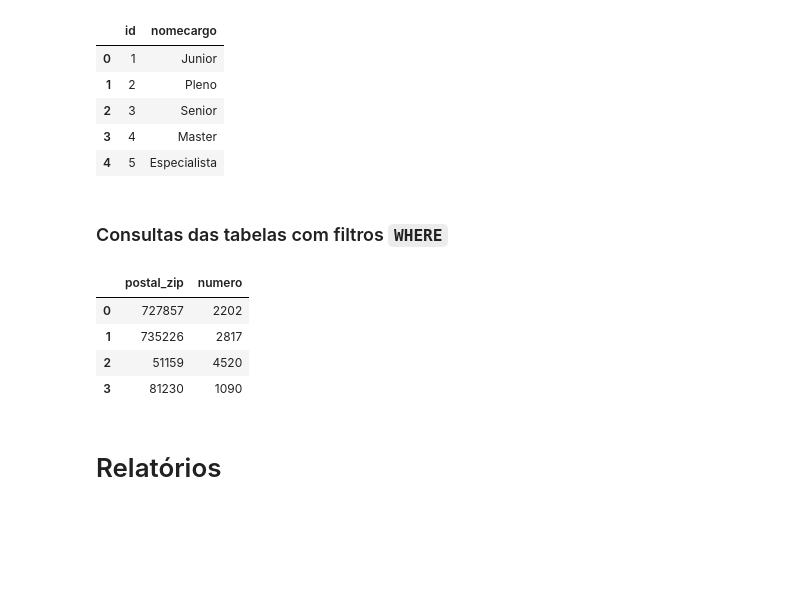
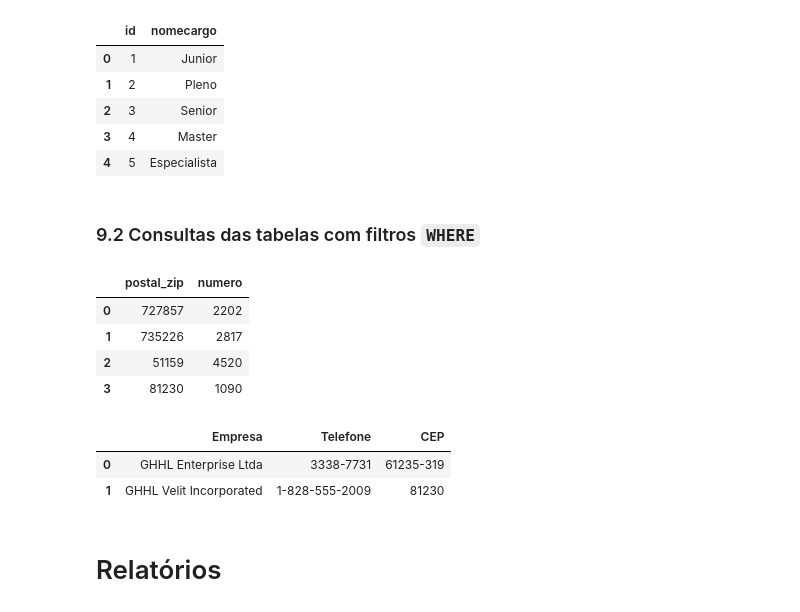
Before and after one commit to MateusLannes/Trabalho_BD1_2022, a Jupyter notebook: Files/Colab/GHHL_Contrat.ipynb, the cells around one changed output. Cells and saved outputs as stored; diff of their text form; code cells hidden in the pictures; blank space fills up the shorter version.

```diff
--- a/Files/Colab/GHHL_Contrat.ipynb
+++ b/Files/Colab/GHHL_Contrat.ipynb
@@ -705,7 +705,7 @@ res
 | 3 | 4 | Master |
 | 4 | 5 | Especialista |
 # %% [markdown]
-### Consultas das tabelas com filtros `WHERE`
+### 9.2 Consultas das tabelas com filtros `WHERE`
 # %%
 res = pd.read_sql_query("""select e.postal_zip,e.numero from endereco as e Where e.fk_pais_id=7""",conn)
 res
@@ -716,6 +716,18 @@ res
 | 1 | 735226 | 2817 |
 | 2 | 51159 | 4520 |
 | 3 | 81230 | 1090 |
+# %%
+res = pd.read_sql_query("""
+select f.nome_fantasia as "Empresa",f.telefone_fixo as "Telefone", e.postal_zip as "CEP" from filial as f
+join endereco as e on(f.fk_endereco=e.id)
+Where f.fk_gestor=12
+""",conn)
+res
+# nome da filial, telefone da filial e Cep do endereço da filial onde o id do gestor é 12
+# %% [output]
+|  | Empresa | Telefone | CEP |
+| 0 | GHHL Enterprise Ltda | 3338-7731 | 61235-319 |
+| 1 | GHHL Velit Incorporated | 1-828-555-2009 | 81230 |
 # %% [markdown]
 # Relatórios
 # %% [markdown]
```
